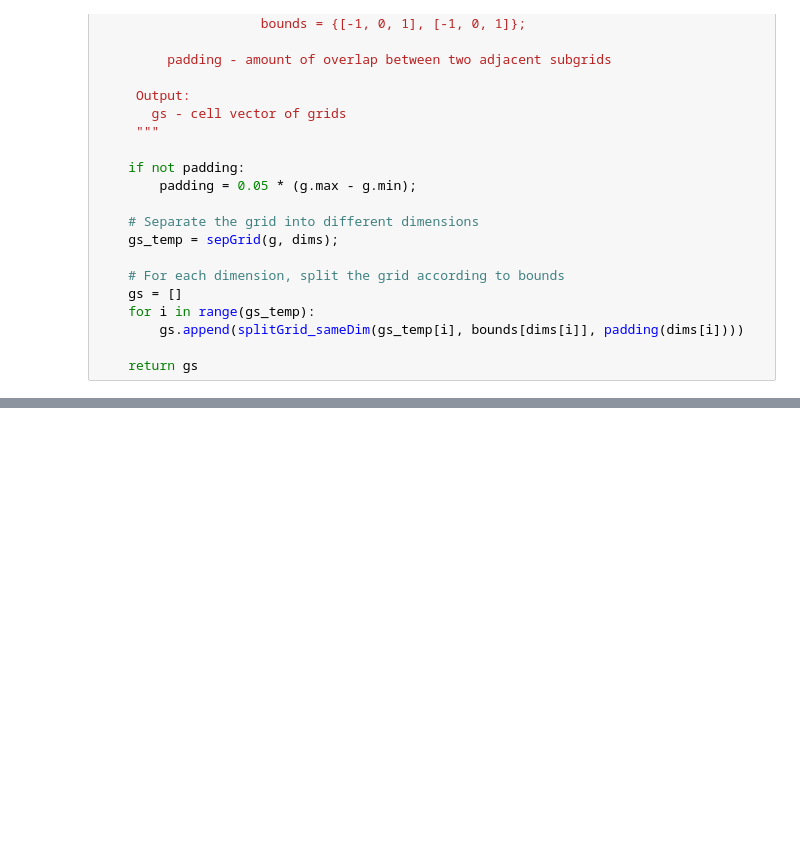
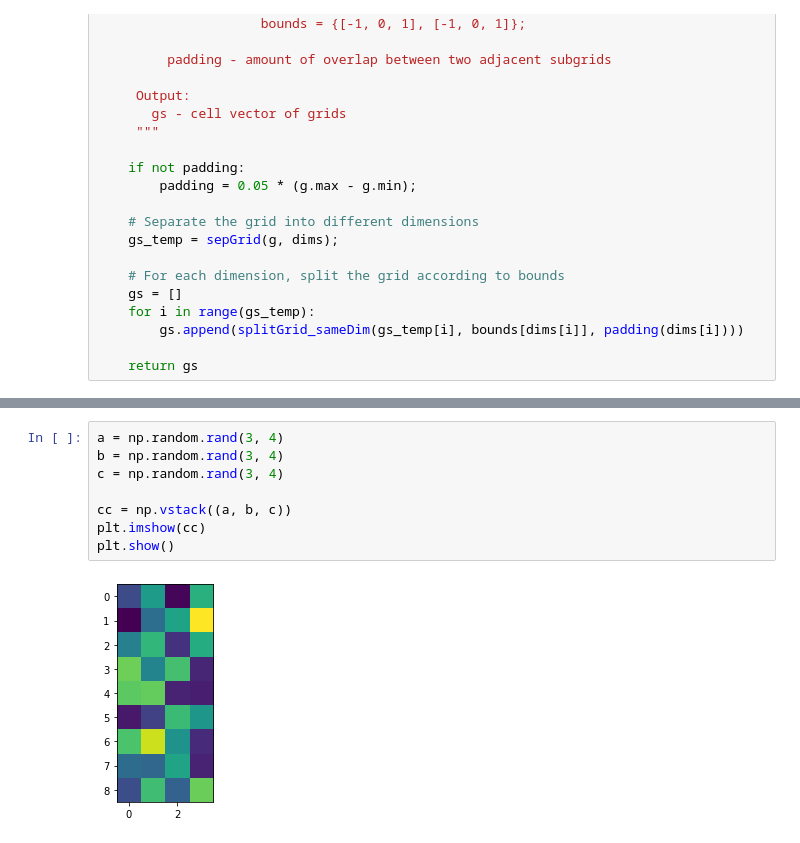
Before and after one commit to robotsorcerer/levelsetpy, a Jupyter notebook: notes/grid_create.ipynb, the cells around one changed output, grey strips where cells are left out. Cells and saved outputs as stored; diff of their text form; blank space fills up the shorter version.

```diff
--- a/notes/grid_create.ipynb
+++ b/notes/grid_create.ipynb
@@ -283,0 +279,10 @@ def splitGrid(g, dims, bounds, padding=None):
+# %%
+a = np.random.rand(3, 4)
+b = np.random.rand(3, 4)
+c = np.random.rand(3, 4)
+
+cc = np.vstack((a, b, c))
+plt.imshow(cc)
+plt.show()
+# %% [output]
+[figure, added]
```
Also changed, not shown: parts of 23 cells of this notebook, 36 other files.
